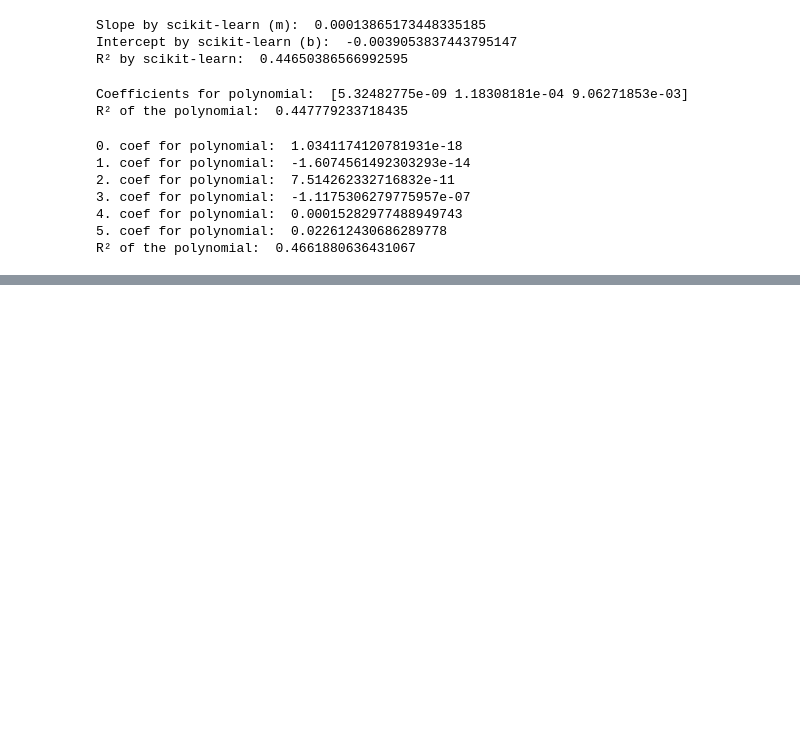
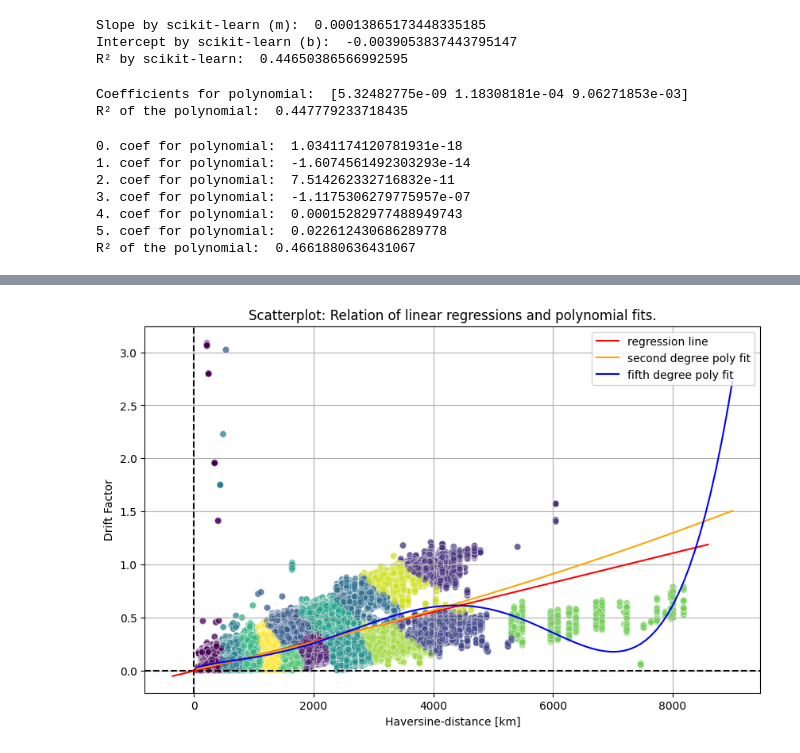
Before and after one commit to janiejestemja/coriolis_flights, a Jupyter notebook: coriolis_analysis_01.ipynb, the cells around one changed output, grey strips where cells are left out. Drawn from its saved outputs; the diff is of its cells as text; code cells hidden in the pictures; blank space fills up the shorter version.

```diff
--- a/coriolis_analysis_01.ipynb
+++ b/coriolis_analysis_01.ipynb
@@ -849,0 +881,28 @@ plt.show()
+# %%
+# plotting haversine distance and drift factor
+plt.figure(figsize=(10, 6))
+sns.scatterplot(x="haversine_distance", y="drift_factor", c=fdf["cluster"], cmap="viridis", data=fdf, alpha=0.5)
+
+plt.title("Scatterplot: Relation of linear regressions and polynomial fits.")
+plt.xlabel("Haversine-distance [km]")
+plt.ylabel("Drift Factor")
+
+plt.axhline(0, color="0", linestyle="--")  # Reference line for x-axis
+plt.axvline(0, color="0", linestyle="--")  # Reference line for y-axis
+
+# adding in linear regression
+x_vals = np.array(plt.gca().get_xlim())
+y_vals = scikit_b + scikit_m * x_vals
+
+# plotting linear regression
+plt.plot(x_vals, y_vals, color="red", label="regression line")
+
+# adding polynomials for plot
+plt.plot(polya_x_vals, polya_y_vals, color="orange", label="second degree poly fit")
+plt.plot(polyb_x_vals, polyb_y_vals, color="blue", label="fifth degree poly fit")
+
+plt.grid(True)
+plt.legend(loc="upper right")
+plt.show()
+# %% [output]
+[figure, added]
```
Also changed, not shown: parts of 12 cells of this notebook.
